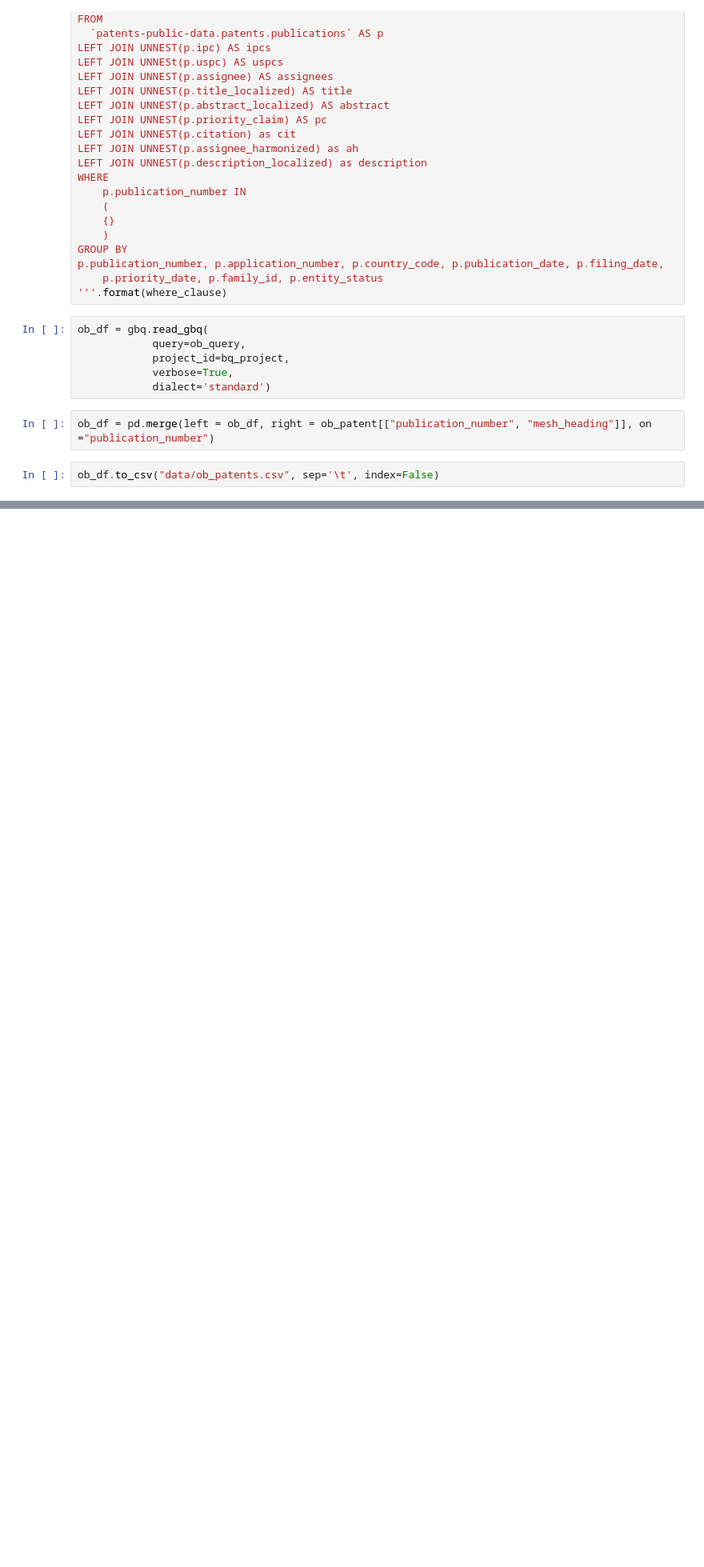
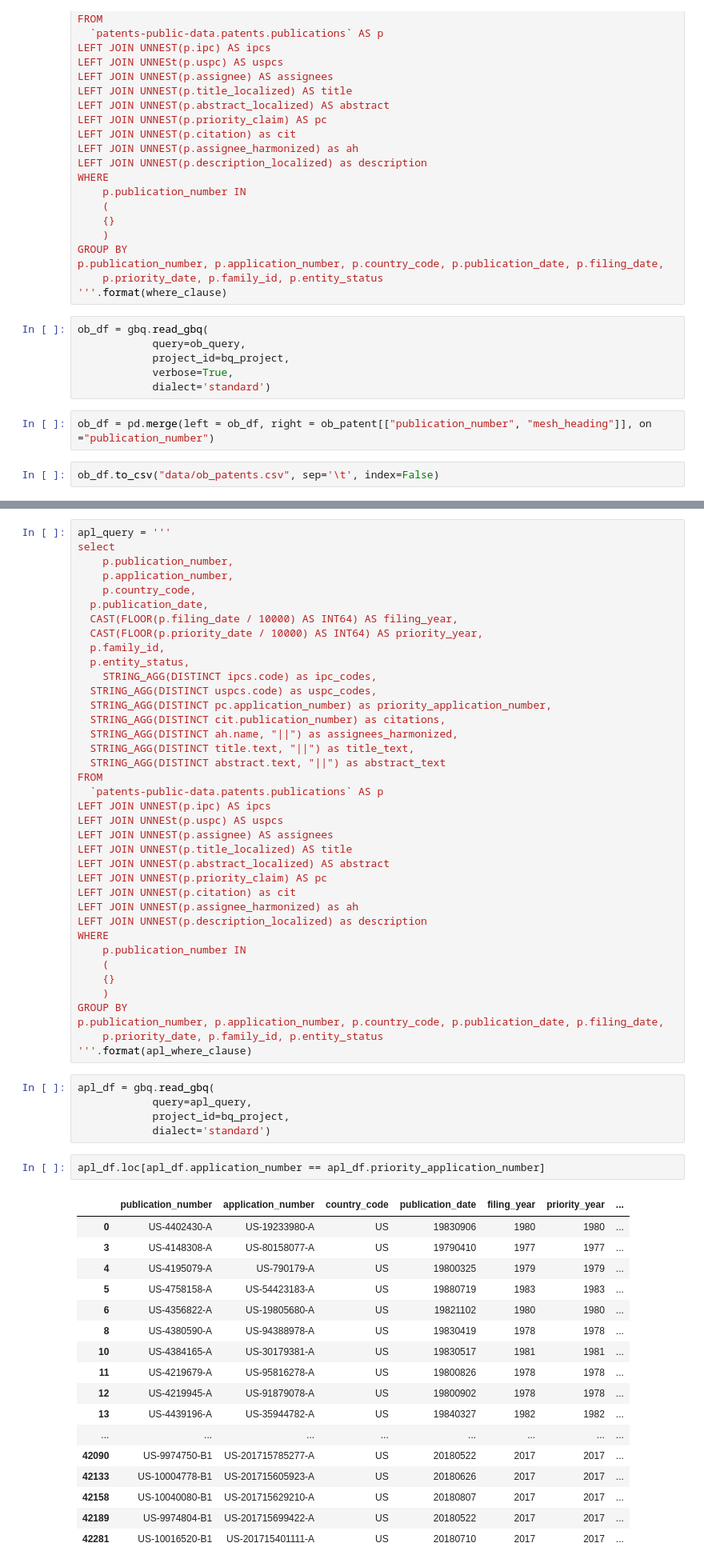
Before and after one commit to jaeyoon-jung/thesis, a Jupyter notebook: data collection.ipynb, the cells around one changed output, grey strips where cells are left out. Shown: that part at 80% size. Drawn from its saved outputs; the diff is of its cells as text; blank space fills up the shorter version.

```diff
--- a/data collection.ipynb
+++ b/data collection.ipynb
@@ -114,0 +189,63 @@ ob_df.to_csv("data/ob_patents.csv", sep='\t', index=False)
+# %%
+apl_query = '''
+select
+	p.publication_number,
+	p.application_number,
+	p.country_code,
+  p.publication_date,
+  CAST(FLOOR(p.filing_date / 10000) AS INT64) AS filing_year,
+  CAST(FLOOR(p.priority_date / 10000) AS INT64) AS priority_year,
+  p.family_id,
+  p.entity_status,
+	STRING_AGG(DISTINCT ipcs.code) as ipc_codes,
+  STRING_AGG(DISTINCT uspcs.code) as uspc_codes,
+  STRING_AGG(DISTINCT pc.application_number) as priority_application_number,
+  STRING_AGG(DISTINCT cit.publication_number) as citations,
+  STRING_AGG(DISTINCT ah.name, "||") as assignees_harmonized,
+  STRING_AGG(DISTINCT title.text, "||") as title_text,
+  STRING_AGG(DISTINCT abstract.text, "||") as abstract_text
+FROM
+  `patents-public-data.patents.publications` AS p
+LEFT JOIN UNNEST(p.ipc) AS ipcs
+LEFT JOIN UNNESt(p.uspc) AS uspcs
+LEFT JOIN UNNEST(p.assignee) AS assignees
+LEFT JOIN UNNEST(p.title_localized) AS title
+LEFT JOIN UNNEST(p.abstract_localized) AS abstract
+LEFT JOIN UNNEST(p.priority_claim) AS pc
+LEFT JOIN UNNEST(p.citation) as cit
+LEFT JOIN UNNEST(p.assignee_harmonized) as ah
+LEFT JOIN UNNEST(p.description_localized) as description
+WHERE
+    p.publication_number IN
+    (
+    {}
+    )
+GROUP BY
+p.publication_number, p.application_number, p.country_code, p.publication_date, p.filing_date,
+	p.priority_date, p.family_id, p.entity_status
+'''.format(apl_where_clause)
+# %%
+apl_df = gbq.read_gbq(
+            query=apl_query,
+            project_id=bq_project,
+            dialect='standard')
+# %%
+apl_df.loc[apl_df.application_number == apl_df.priority_application_number]
+# %% [output]
+|  | publication_number | application_number | country_code | publication_date | filing_year | priority_year | ... |
+| 0 | US-4402430-A | US-19233980-A | US | 19830906 | 1980 | 1980 | ... |
+| 3 | US-4148308-A | US-80158077-A | US | 19790410 | 1977 | 1977 | ... |
+| 4 | US-4195079-A | US-790179-A | US | 19800325 | 1979 | 1979 | ... |
+| 5 | US-4758158-A | US-54423183-A | US | 19880719 | 1983 | 1983 | ... |
+| 6 | US-4356822-A | US-19805680-A | US | 19821102 | 1980 | 1980 | ... |
+| 8 | US-4380590-A | US-94388978-A | US | 19830419 | 1978 | 1978 | ... |
+| 10 | US-4384165-A | US-30179381-A | US | 19830517 | 1981 | 1981 | ... |
+| 11 | US-4219679-A | US-95816278-A | US | 19800826 | 1978 | 1978 | ... |
+| 12 | US-4219945-A | US-91879078-A | US | 19800902 | 1978 | 1978 | ... |
+| 13 | US-4439196-A | US-35944782-A | US | 19840327 | 1982 | 1982 | ... |
+| ... | ... | ... | ... | ... | ... | ... | ... |
+| 42090 | US-9974750-B1 | US-201715785277-A | US | 20180522 | 2017 | 2017 | ... |
+| 42133 | US-10004778-B1 | US-201715605923-A | US | 20180626 | 2017 | 2017 | ... |
+| 42158 | US-10040080-B1 | US-201715629210-A | US | 20180807 | 2017 | 2017 | ... |
+| 42189 | US-9974804-B1 | US-201715699422-A | US | 20180522 | 2017 | 2017 | ... |
+| 42281 | US-10016520-B1 | US-201715401111-A | US | 20180710 | 2017 | 2017 | ... |
```
Also changed, not shown: parts of 16 cells of this notebook, 3 other files.
